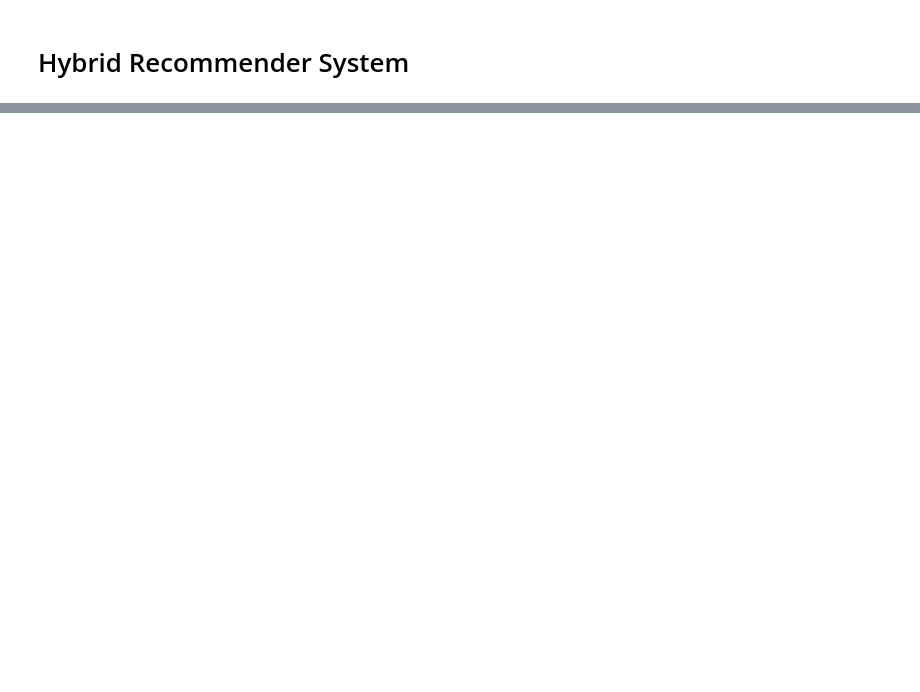
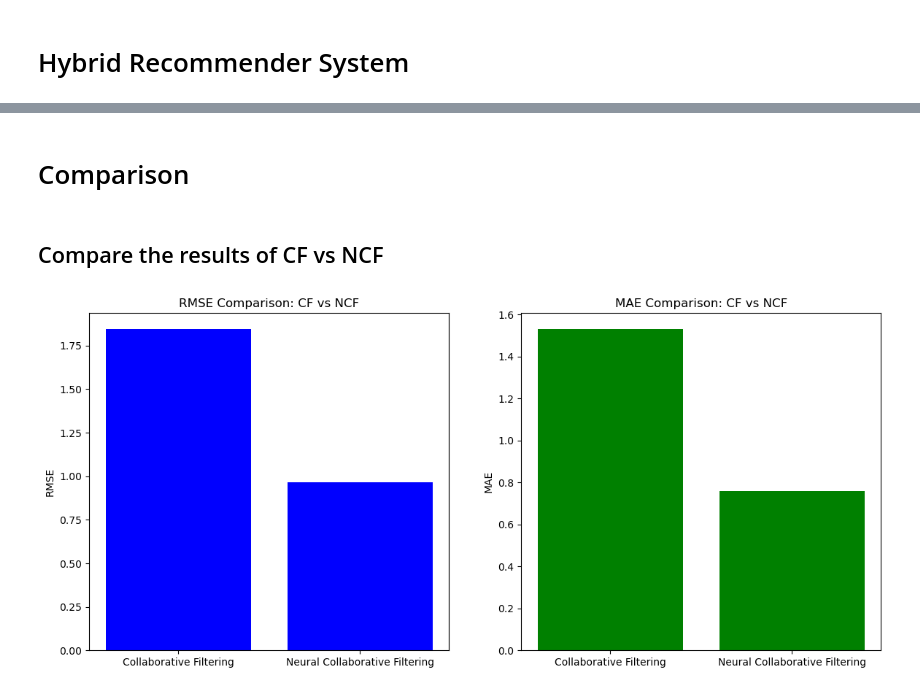
Before and after one commit to HemantRajSingh/collaborative-hybrid-recommender, a Jupyter notebook: notebooks/data_exploration.ipynb, the cells around one changed output, grey strips where cells are left out. Drawn from its saved outputs; the diff is of its cells as text; code cells hidden in the pictures; blank space fills up the shorter version.

```diff
--- a/notebooks/data_exploration.ipynb
+++ b/notebooks/data_exploration.ipynb
@@ -491,0 +425,4 @@ Epoch 10/10 - Train Loss: 1.2026 - Val Loss: 1.2019
+# %%
+# Create test and train sets for evaluation
+true_ratings = test_data['rating'].values
+predicted_ratings_svd = [predicted_ratings_df.iloc[row['user_id'], row['movie_id']] for idx, row in test_data.iterrows()]
@@ -597,0 +565,24 @@ ValueError: not enough values to unpack (expected 5, got 3)
+# %% [markdown]
+# Comparison
+# %% [markdown]
+## Compare the results of CF vs NCF
+# %%
+labels = ['Collaborative Filtering', 'Neural Collaborative Filtering']
+rmse_values = [rmse(true_ratings, predicted_ratings_svd), test_rmse]
+mae_values = [mae(true_ratings, predicted_ratings_svd), test_mae]
+
+fig, ax = plt.subplots(1, 2, figsize=(14, 6))
+
+# RMSE Comparison
+ax[0].bar(labels, rmse_values, color='blue')
+ax[0].set_ylabel('RMSE')
+ax[0].set_title('RMSE Comparison: CF vs NCF')
+
+# MAE Comparison
+ax[1].bar(labels, mae_values, color='green')
+ax[1].set_ylabel('MAE')
+ax[1].set_title('MAE Comparison: CF vs NCF')
+
+plt.show()
+# %% [output]
+[figure, added]
```
Also changed, not shown: parts of 64 cells of this notebook.
